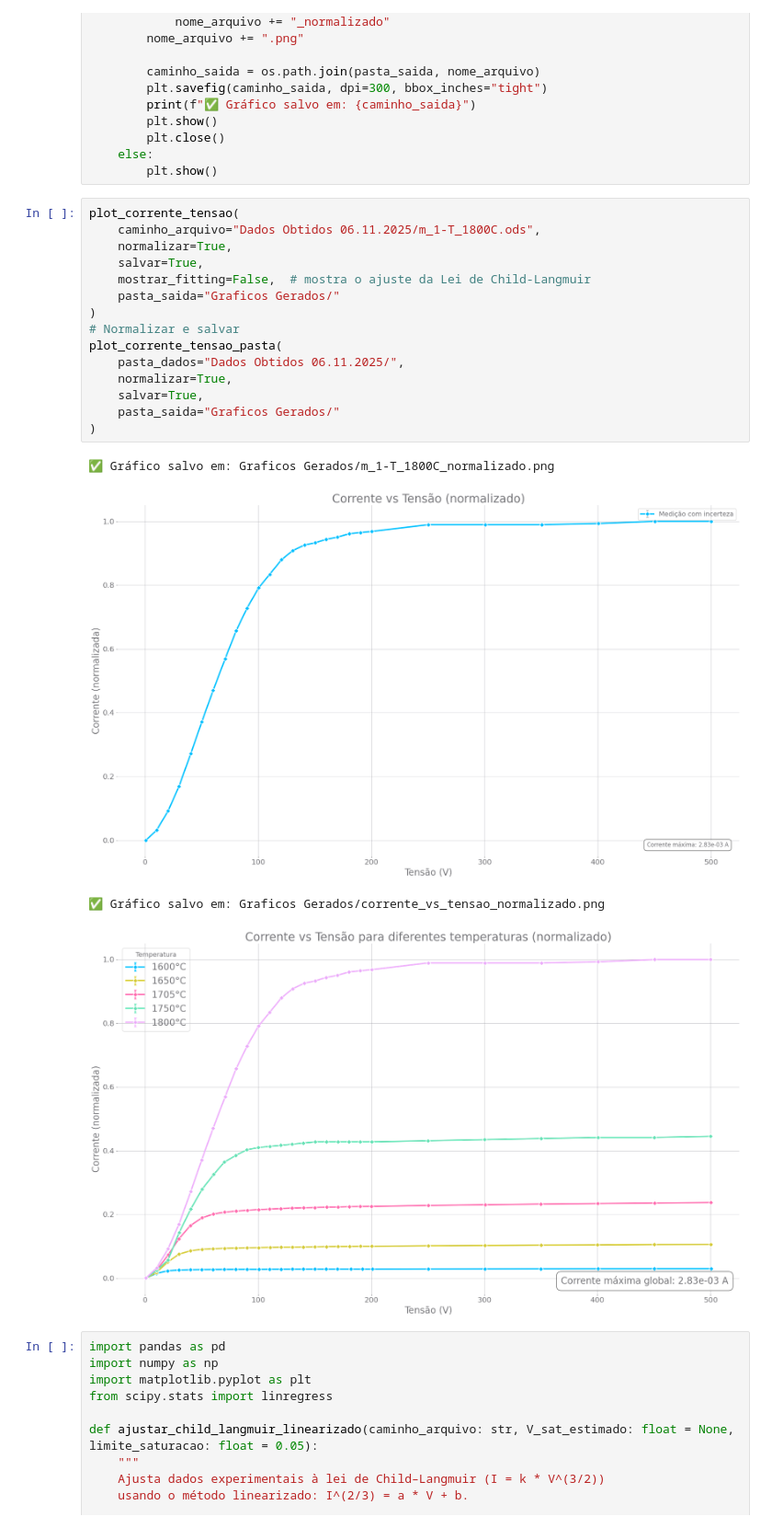
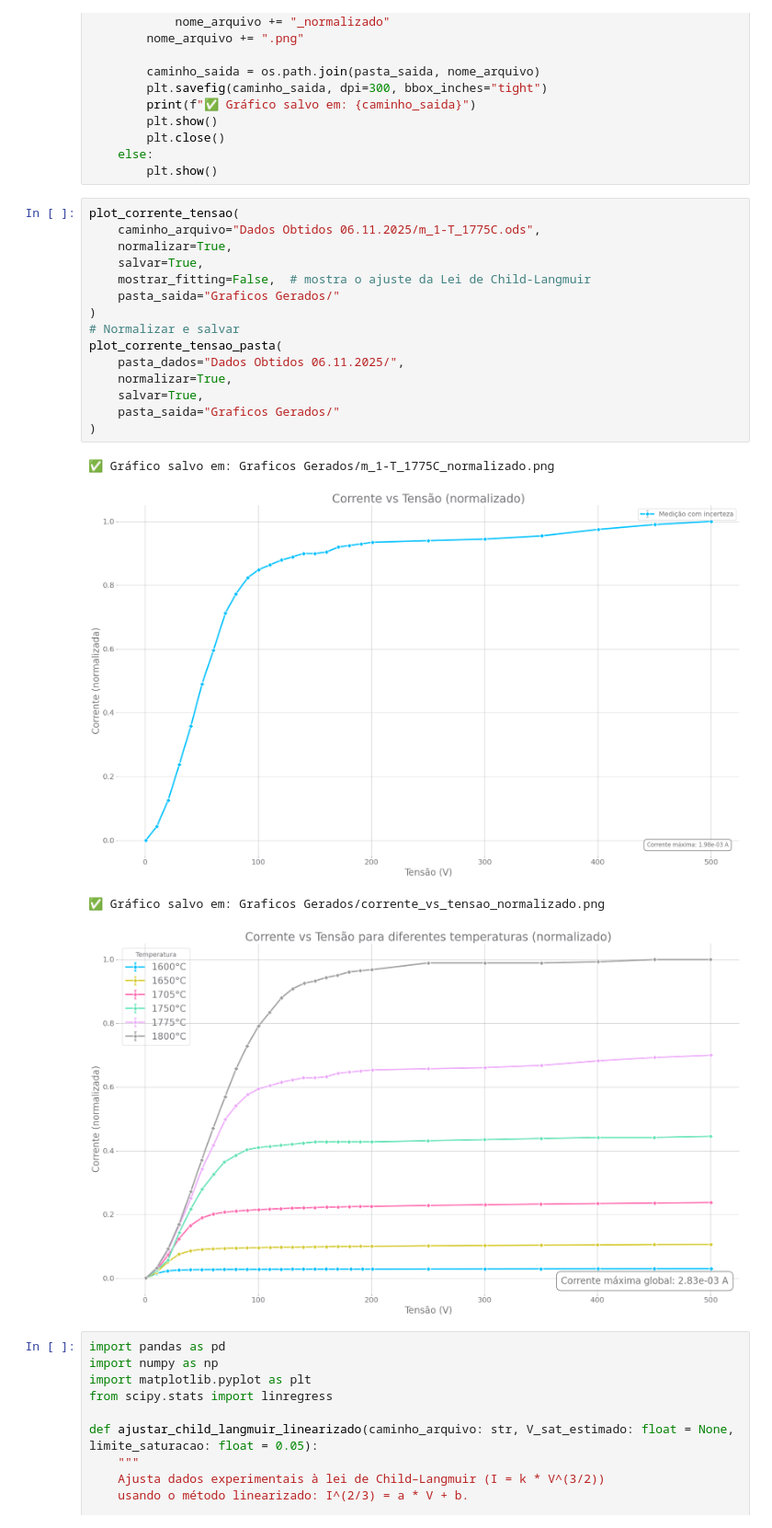
Before and after one commit to coppernium/termoionico, a Jupyter notebook: Gráficos.ipynb, the cells around one changed output. Shown at 92% size. Saved outputs shown, nothing was run; the diff lists cells and outputs as text.

Commit message:
dados obtidos para 1775C

```diff
--- a/Gráficos.ipynb
+++ b/Gráficos.ipynb
@@ -250,24 +250,24 @@ def plot_corrente_tensao_pasta(
         plt.show()
 # %%
 plot_corrente_tensao(
-    caminho_arquivo="Dados Obtidos 06.11.2025/m_1-T_1800C.ods",
+    caminho_arquivo="Dados Obtidos 06.11.2025/m_1-T_1775C.ods",
     normalizar=True,
     salvar=True,
     mostrar_fitting=False,  # mostra o ajuste da Lei de Child-Langmuir
     pasta_saida="Graficos Gerados/"
 )
 # Normalizar e salvar
 plot_corrente_tensao_pasta(
     pasta_dados="Dados Obtidos 06.11.2025/",
     normalizar=True,
     salvar=True,
     pasta_saida="Graficos Gerados/"
 )
 # %% [output]
-✅ Gráfico salvo em: Graficos Gerados/m_1-T_1800C_normalizado.png
+✅ Gráfico salvo em: Graficos Gerados/m_1-T_1775C_normalizado.png
-[figure, old version]
+[figure, new version]
 ✅ Gráfico salvo em: Graficos Gerados/corrente_vs_tensao_normalizado.png
-[figure, old version]
+[figure, new version]
 # %%
 import pandas as pd
 import numpy as np
```
Also changed, not shown: 4 other files.
